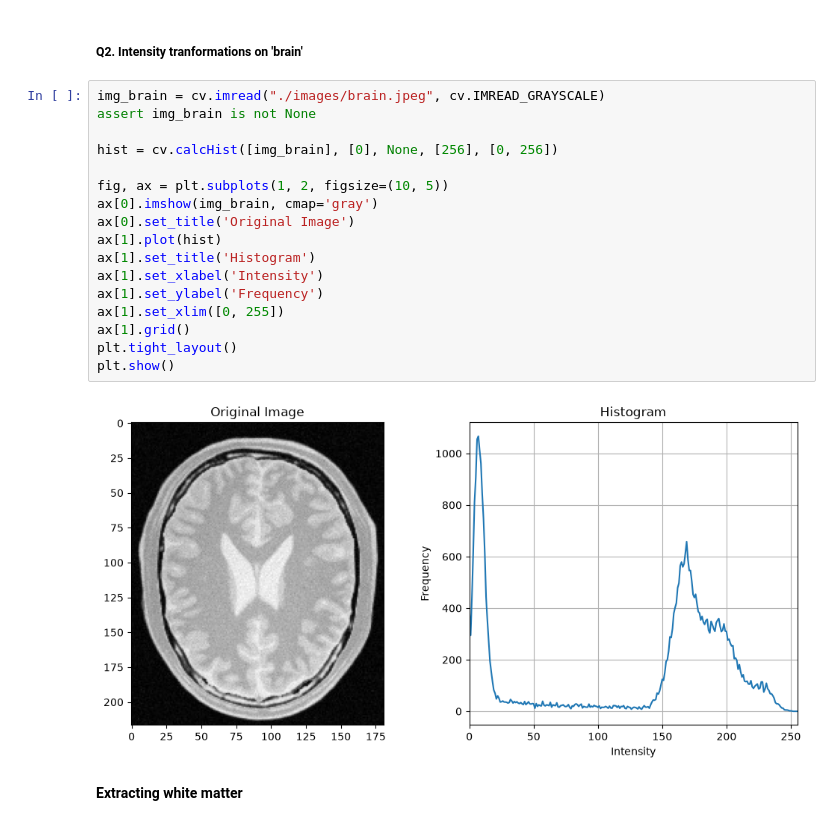
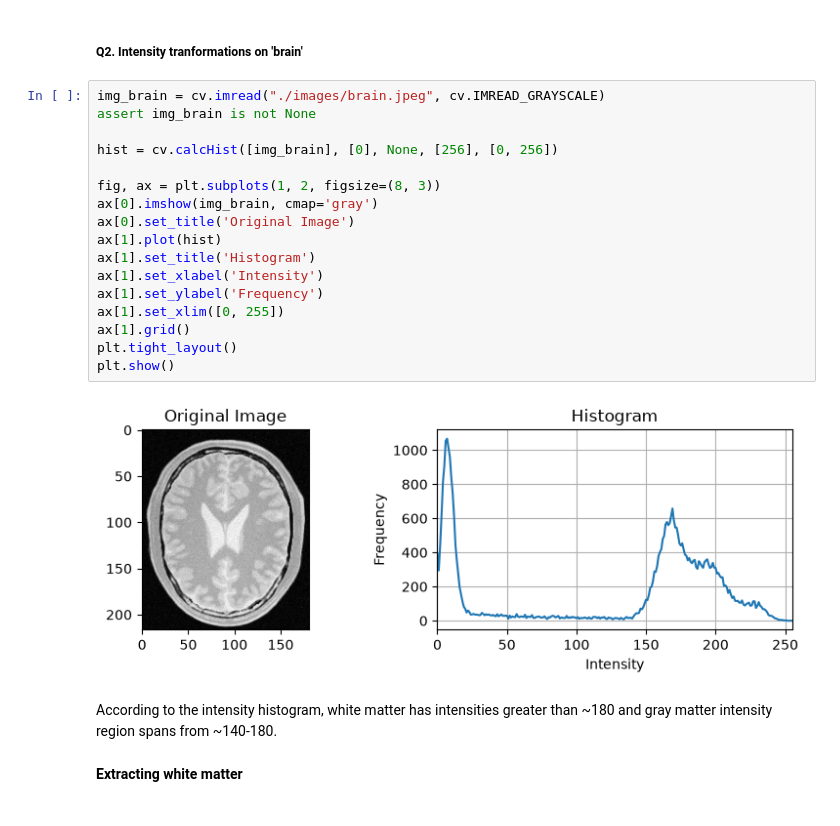
Before and after one commit to Achintha-Bandara/ITNF, a Jupyter notebook: main.ipynb, the cells around one changed output. Cells and saved outputs as stored; diff of their text form.

```diff
--- a/main.ipynb
+++ b/main.ipynb
@@ -72,22 +72,24 @@ plt.show()
 # %%
 img_brain = cv.imread("./images/brain.jpeg", cv.IMREAD_GRAYSCALE)
 assert img_brain is not None
 
 hist = cv.calcHist([img_brain], [0], None, [256], [0, 256])
 
-fig, ax = plt.subplots(1, 2, figsize=(10, 5))
+fig, ax = plt.subplots(1, 2, figsize=(8, 3))
 ax[0].imshow(img_brain, cmap='gray')
 ax[0].set_title('Original Image')
 ax[1].plot(hist)
 ax[1].set_title('Histogram')
 ax[1].set_xlabel('Intensity')
 ax[1].set_ylabel('Frequency')
 ax[1].set_xlim([0, 255])
 ax[1].grid()
 plt.tight_layout()
 plt.show()
 # %% [output]
-[figure, old version]
+[figure, new version]
+# %% [markdown]
+According to the intensity histogram, white matter has intensities greater than ~180 and gray matter intensity region spans from ~140-180.
 # %% [markdown]
 **Extracting white matter**
 # %%
```
Also changed, not shown: parts of 5 cells of this notebook.
